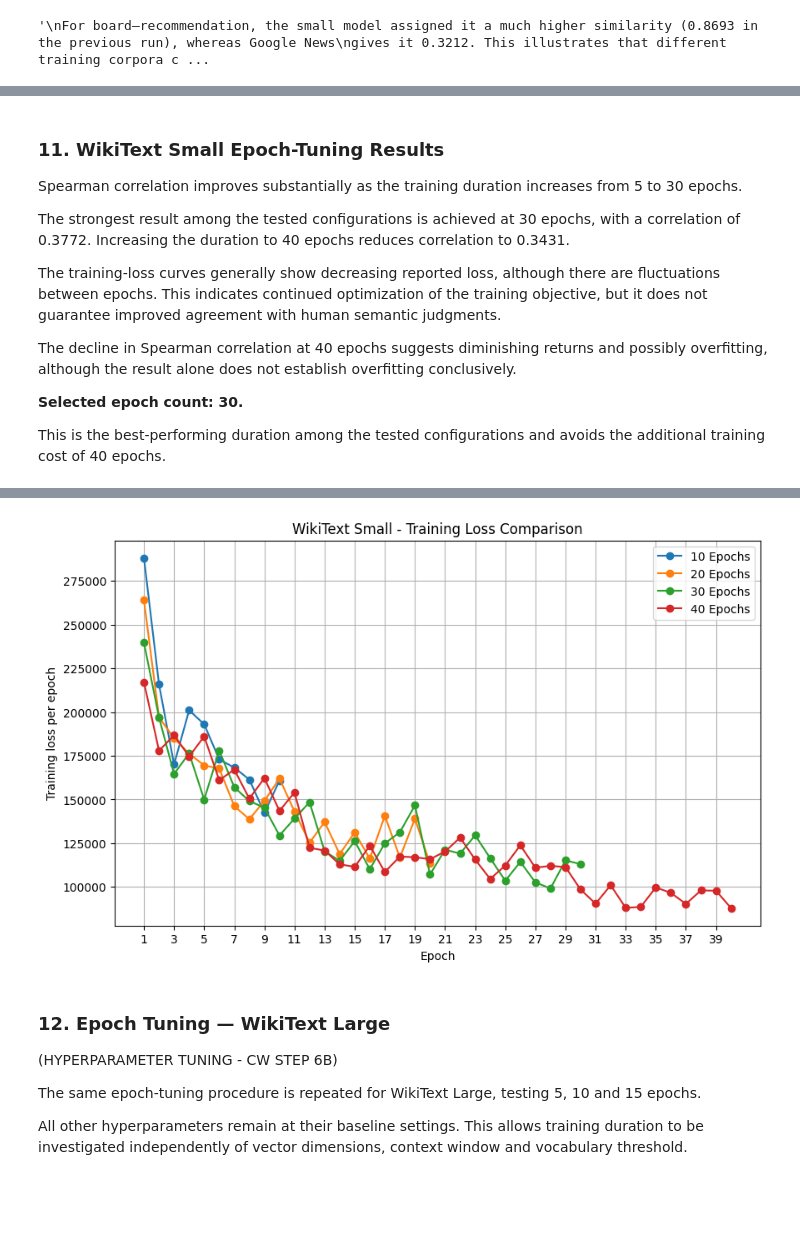
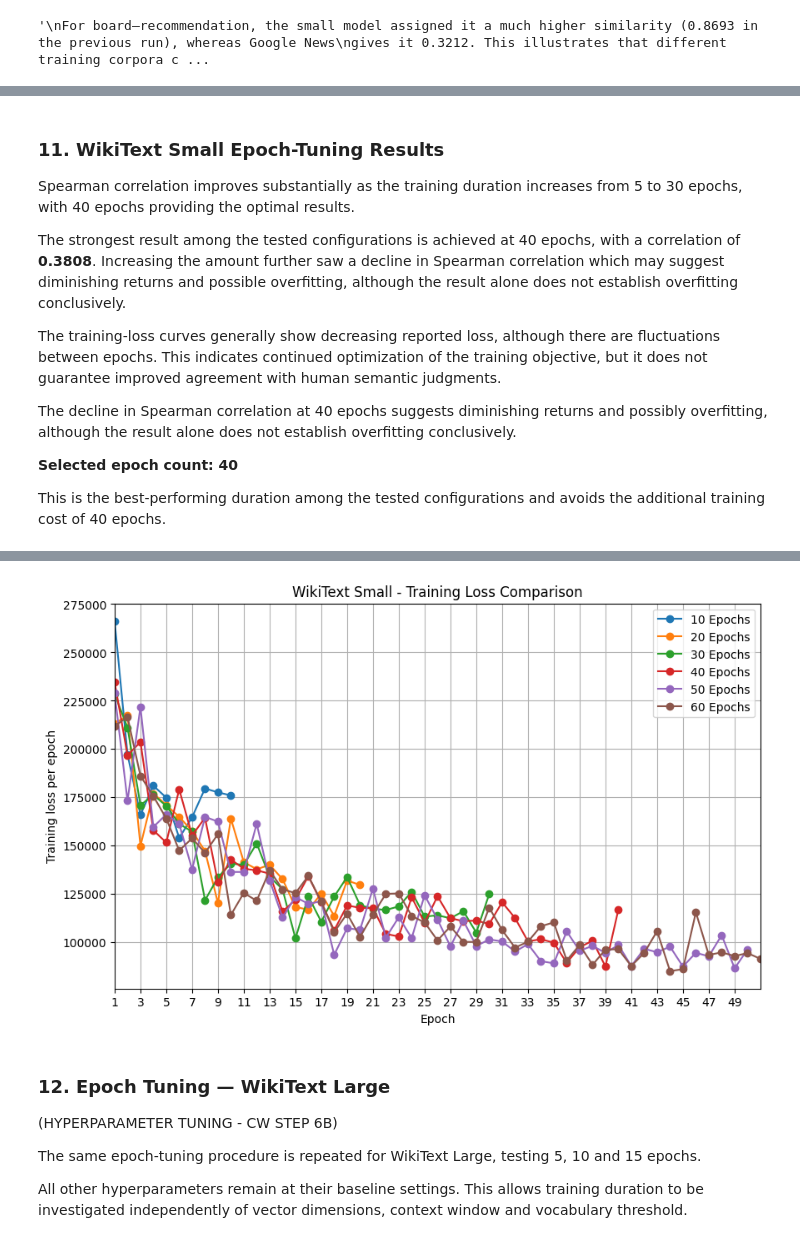
Before and after one commit to yvn2000/NLP_CW1, a Jupyter notebook: material/F21NL_CW1.ipynb, the cells around one changed output, grey strips where cells are left out. Drawn from its saved outputs; the diff is of its cells as text; code cells hidden in the pictures; blank space fills up the shorter version.

```diff
--- a/material/F21NL_CW1.ipynb
+++ b/material/F21NL_CW1.ipynb
@@ -1103,7 +1103,7 @@ small_baseline_results = evaluate_model(
 
 small_epoch_results.append(small_baseline_results)
 
-for epochs in [10, 20, 30, 40]:
+for epochs in [10, 20, 30, 40, 50, 60]:
 
     print(f"\nTraining Small model with {epochs} epochs")
     logger = EpochLossLogger()
@@ -1192,15 +1191,15 @@ Coverage: 73.93767705382436
 # %% [markdown]
 ### 11. WikiText Small Epoch-Tuning Results
 
-Spearman correlation improves substantially as the training duration increases from 5 to 30 epochs.
+Spearman correlation improves substantially as the training duration increases from 5 to 30 epochs, with 40 epochs providing the optimal results.
 
-The strongest result among the tested configurations is achieved at 30 epochs, with a correlation of 0.3772. Increasing the duration to 40 epochs reduces correlation to 0.3431.
+The strongest result among the tested configurations is achieved at 40 epochs, with a correlation of **0.3808**. Increasing the amount further saw a decline in Spearman correlation which may suggest diminishing returns and possible overfitting, although the result alone does not establish overfitting conclusively.
 
 The training-loss curves generally show decreasing reported loss, although there are fluctuations between epochs. This indicates continued optimization of the training objective, but it does not guarantee improved agreement with human semantic judgments.
 
 The decline in Spearman correlation at 40 epochs suggests diminishing returns and possibly overfitting, although the result alone does not establish overfitting conclusively.
 
-**Selected epoch count: 30.**
+**Selected epoch count: 40**
 
 This is the best-performing duration among the tested configurations and avoids the additional training cost of 40 epochs.
 # %%
@@ -1243,19 +1242,27 @@ for epochs, logger in small_epoch_loggers.items():
 """
 plt.figure(figsize=(10, 6))
 
+count=0
 for epochs, logger in small_epoch_loggers.items():
 
-    plt.plot(
-        range(1, len(logger.epoch_losses) + 1),
-        logger.epoch_losses,
-        marker="o",
-        label=f"{epochs} Epochs"
-    )
+  if count>50:
+    count+=1
+    continue
+  else:
+    count+=1
+
+  plt.plot(
+      range(1, len(logger.epoch_losses) + 1),
+      logger.epoch_losses,
+      marker="o",
+      label=f"{epochs} Epochs"
+  )
 
 plt.xlabel("Epoch")
 plt.ylabel("Training loss per epoch")
 plt.title("WikiText Small - Training Loss Comparison")
-plt.xticks(range(1, 41, 2))
+plt.xlim(1, 51)           #restrict to 50 epochs
+plt.xticks(range(1, 51, 2))
 plt.legend()
 plt.grid(True)
 
@@ -1270,4 +1279,4 @@ plt.show()
-[figure, old version]
+[figure, new version]
 # %% [markdown]
 ### 12. Epoch Tuning — WikiText Large
 
```
Also changed, not shown: parts of 19 cells of this notebook.
